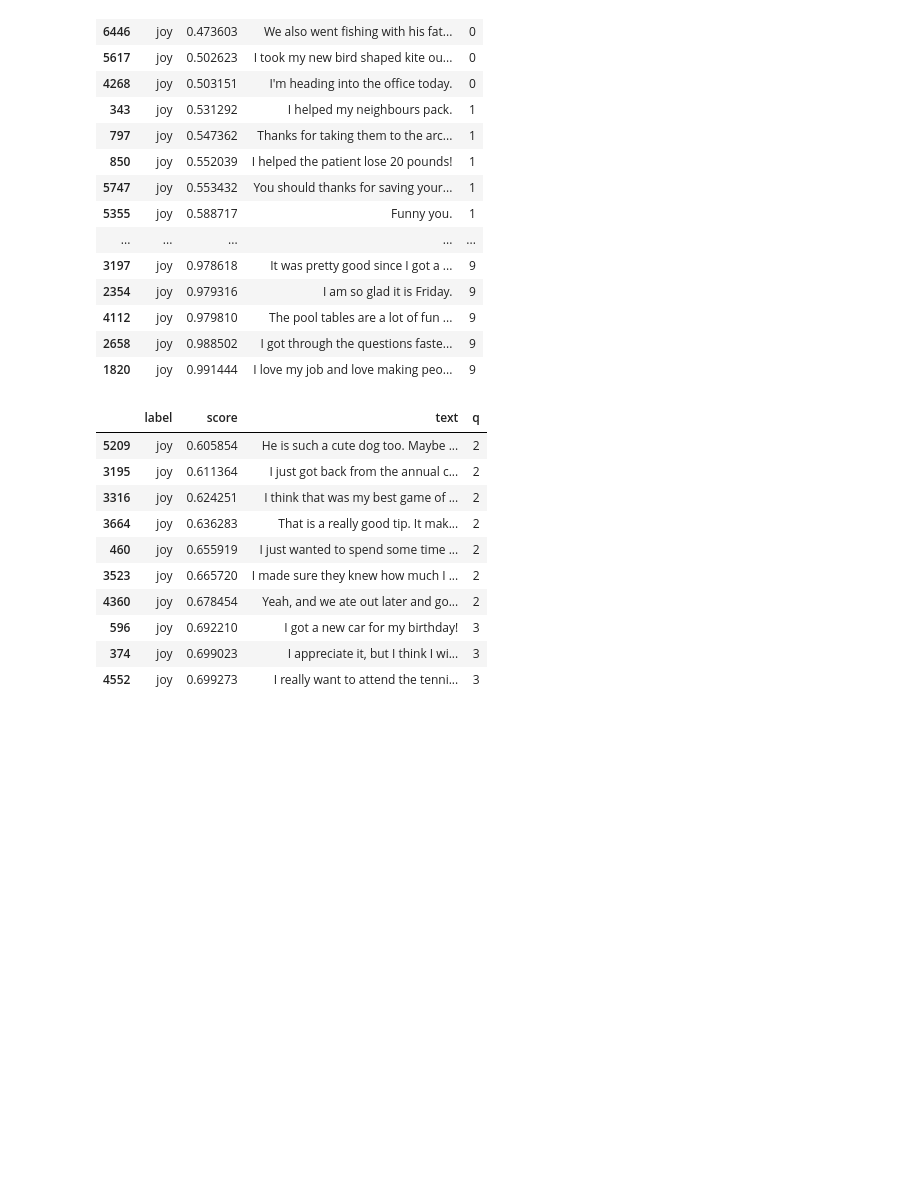
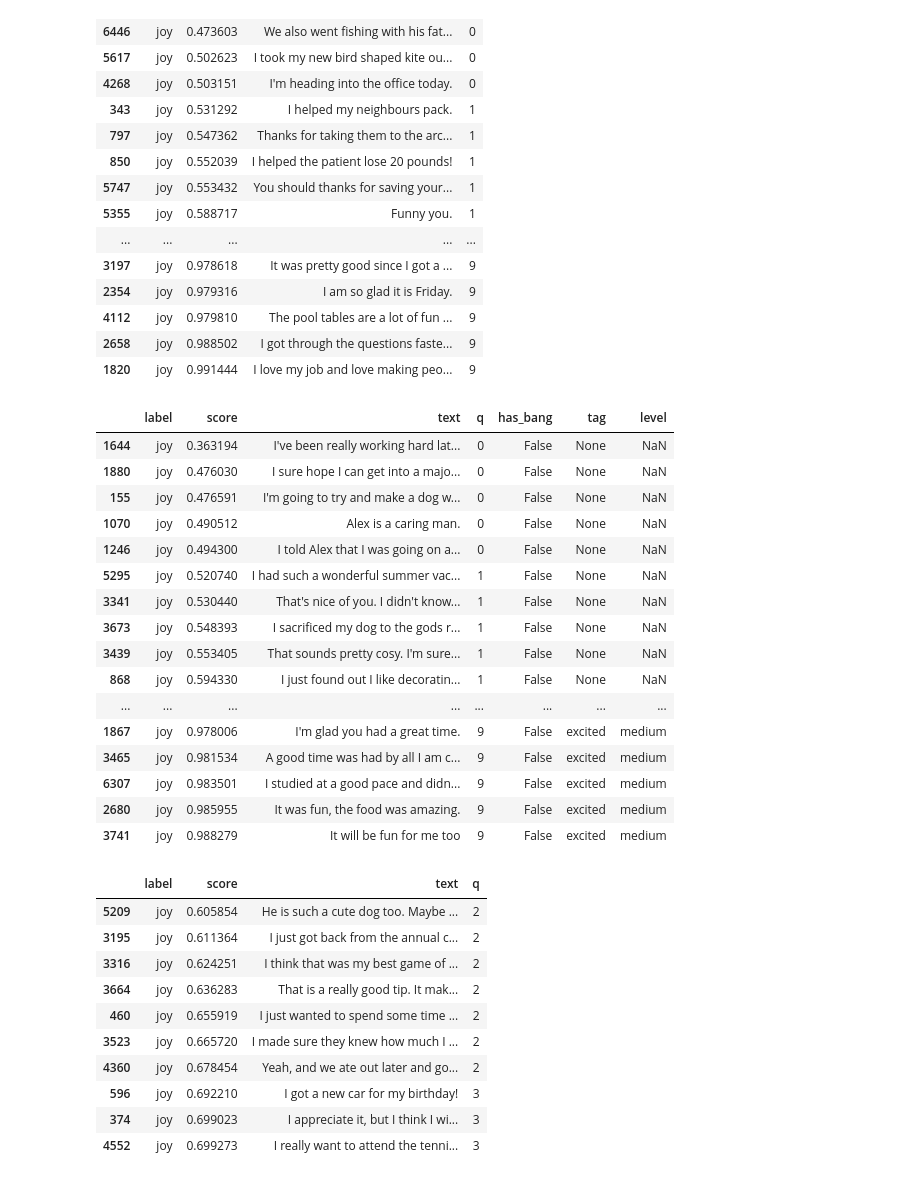
Before and after one commit to hdmamin/jabberwocky, a Jupyter notebook: notebooks/nb017-nationality-extraction-and--emotion-detection.ipynb, the cells around one changed output. Saved outputs shown, nothing was run; the diff lists cells and outputs as text; code cells hidden in the pictures; blank space fills up the shorter version.

```diff
--- a/notebooks/nb017-nationality-extraction-and--emotion-detection.ipynb
+++ b/notebooks/nb017-nationality-extraction-and--emotion-detection.ipynb
@@ -194,19 +194,25 @@ sad.groupby('q').sample(5).pprint(False)
 
 Try on amazon commonsense dataset. Previous dataset had very messy texts. Looking for something a bit cleaner, slightly less casual, closer to a spoken conversation.
 # %%
-def emotion(row):
+def emotion(text, pred):
     res = {'tag': None,
            'level': None}
-    joyful = row.label == 'joy'
-    exclaimed = row.has_bang
-    if not joyful:
+    labels = ['sadness', 'disgust', 'fear', 'joy']
+    if pred['score'] < .65 or pred['label'] not in labels:
         return res
-    if row.score >= .9:
-        res['tag'] = 'excited'
-        res['level'] = 'high' if exclaimed else 'medium'
-    elif row.score >= .6:
-        res['tag'] = 'excited'
-        res['level'] = 'high' if exclaimed else 'low'
+    if pred['label'] == 'joy':
+        if '!' in text:
+            res['tag'] = 'excited'
+            res['level'] = 'high'
+        elif pred['score'] >= .9:
+            res['tag'] = 'excited'
+            res['level'] = 'low'
+    else:
+        res['tag'] = 'disappointed'
+        if pred['label'] == 'sadness':
+            res['level'] = 'high' if pred['score'] >= .75 else 'low'
+        else:
+            res['level'] = 'high' if pred['score'] >= .9 else 'low'
     return res
 # %%
 common = load('/Users/hmamin/data/Commonsense-Dialogues/data/valid.json')
@@ -300,6 +386,28 @@ df_turns[df_turns.label == 'joy'].groupby('q').sample(5)\
 | 4112 | joy | 0.979810 | The pool tables are a lot of fun ... | 9 |
 | 2658 | joy | 0.988502 | I got through the questions faste... | 9 |
 | 1820 | joy | 0.991444 | I love my job and love making peo... | 9 |
+# %%
+df_turns[(df_turns.label == 'joy') & (~df_turns.has_bang)]\
+    .groupby('q').sample(5)\
+    .sort_values('score').pprint(False)
+# %% [output]
+|  | label | score | text | q | has_bang | tag | level |
+| 1644 | joy | 0.363194 | I've been really working hard lat... | 0 | False | None | NaN |
+| 1880 | joy | 0.476030 | I sure hope I can get into a majo... | 0 | False | None | NaN |
+| 155 | joy | 0.476591 | I'm going to try and make a dog w... | 0 | False | None | NaN |
+| 1070 | joy | 0.490512 | Alex is a caring man. | 0 | False | None | NaN |
+| 1246 | joy | 0.494300 | I told Alex that I was going on a... | 0 | False | None | NaN |
+| 5295 | joy | 0.520740 | I had such a wonderful summer vac... | 1 | False | None | NaN |
+| 3341 | joy | 0.530440 | That's nice of you. I didn't know... | 1 | False | None | NaN |
+| 3673 | joy | 0.548393 | I sacrificed my dog to the gods r... | 1 | False | None | NaN |
+| 3439 | joy | 0.553405 | That sounds pretty cosy. I'm sure... | 1 | False | None | NaN |
+| 868 | joy | 0.594330 | I just found out I like decoratin... | 1 | False | None | NaN |
+| ... | ... | ... | ... | ... | ... | ... | ... |
+| 1867 | joy | 0.978006 | I'm glad you had a great time. | 9 | False | excited | medium |
+| 3465 | joy | 0.981534 | A good time was had by all I am c... | 9 | False | excited | medium |
+| 6307 | joy | 0.983501 | I studied at a good pace and didn... | 9 | False | excited | medium |
+| 2680 | joy | 0.985955 | It was fun, the food was amazing. | 9 | False | excited | medium |
+| 3741 | joy | 0.988279 | It will be fun for me too | 9 | False | excited | medium |
 # %%
 df_turns[(df_turns.label == 'joy')
          & (df_turns.score >= .6)
```
Also changed, not shown: parts of 24 cells of this notebook, 1 other file.
